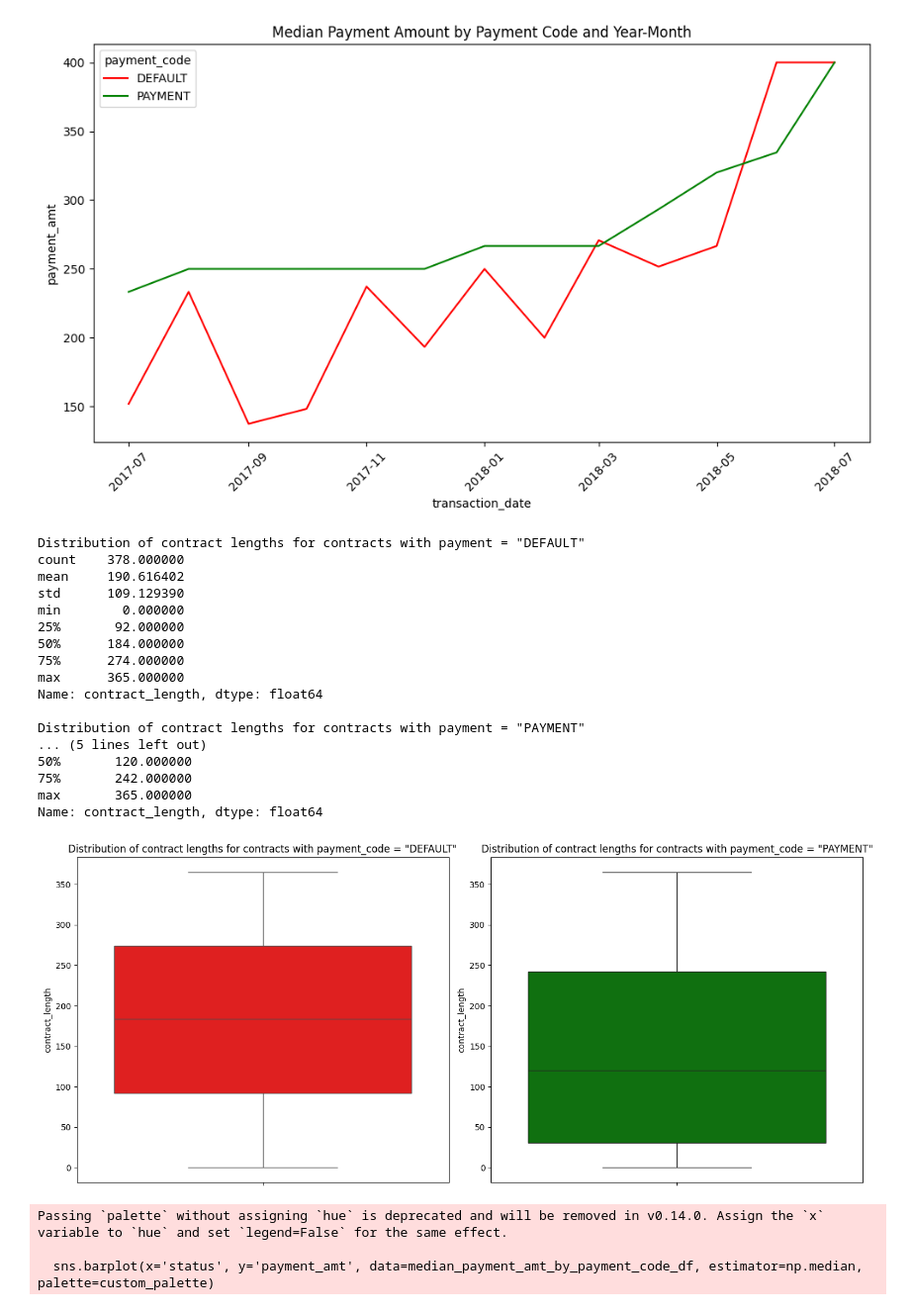
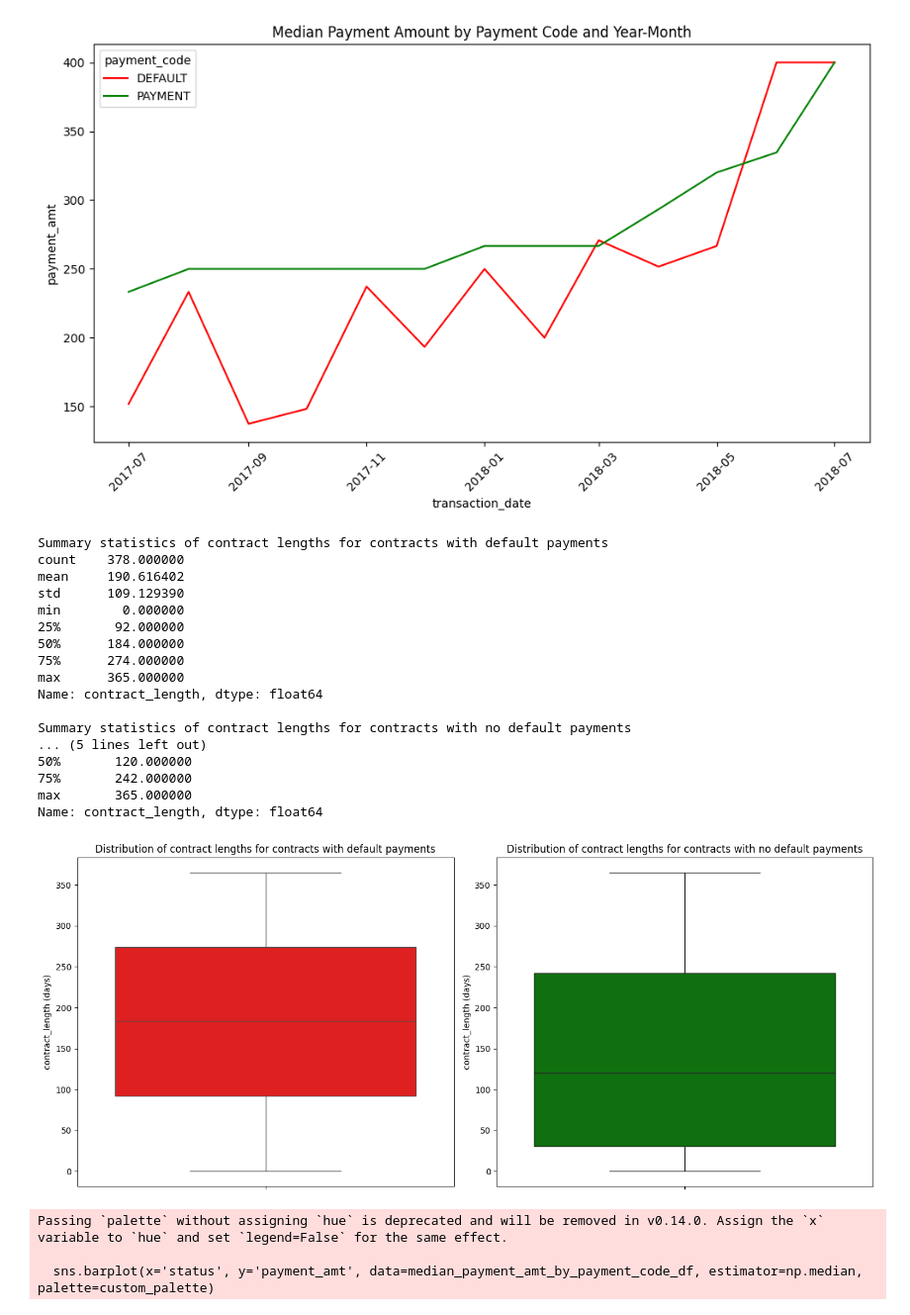
Before and after one commit to jacobpalinski/Payments-Case-Study, a Jupyter notebook: Jacob-Palinski-Case-Study-Python.ipynb, the cells around one changed output. Shown: that part at 99% size. Drawn from its saved outputs; the diff is of its cells as text; code cells hidden in the pictures.

```diff
--- a/Jacob-Palinski-Case-Study-Python.ipynb
+++ b/Jacob-Palinski-Case-Study-Python.ipynb
@@ -275,7 +276,7 @@ plt.show()
 # %% [output]
 [figure]
 # %%
-# Distribution of contract lengths for contracts with payment_code = 'DEFAULT' and payment_code = 'PAYMENT'
+# Summary Statistics of contract lengths for contracts with and without default payments
 default_contract_ids = merged_df[merged_df['payment_code'] == 'DEFAULT']['contract_id'].unique()
 default_contract_ids_df = merged_df[merged_df['contract_id'].isin(default_contract_ids)].reset_index()
 payment_contract_ids_df = merged_df[~merged_df['contract_id'].isin(default_contract_ids)].reset_index()
@@ -285,13 +286,13 @@ default_contract_ids_df['min'] = default_contract_ids_df['min'].astype('datetime
 default_contract_ids_df['max'] = default_contract_ids_df['max'].astype('datetime64[ns]')
 payment_contract_ids_df['min'] = payment_contract_ids_df['min'].astype('datetime64[ns]')
 payment_contract_ids_df['max'] = payment_contract_ids_df['max'].astype('datetime64[ns]')
-default_contract_ids_df['contract_length'] = (default_contract_ids_df['max'] - default_contract_ids_df['min'])  / pd.Timedelta(days=1)
-payment_contract_ids_df['contract_length'] = (payment_contract_ids_df['max'] - payment_contract_ids_df['min'])  / pd.Timedelta(days=1)
-print('Distribution of contract lengths for contracts with payment = "DEFAULT"', default_contract_ids_df['contract_length'].describe(), sep='\n')
+default_contract_ids_df['contract_length'] = (default_contract_ids_df['max'] - default_contract_ids_df['min']) / pd.Timedelta(days=1)
+payment_contract_ids_df['contract_length'] = (payment_contract_ids_df['max'] - payment_contract_ids_df['min']) / pd.Timedelta(days=1)
+print('Summary statistics of contract lengths for contracts with default payments', default_contract_ids_df['contract_length'].describe(), sep='\n')
 print(' ')
-print('Distribution of contract lengths for contracts with payment = "PAYMENT"', payment_contract_ids_df['contract_length'].describe(), sep='\n')
+print('Summary statistics of contract lengths for contracts with no default payments', payment_contract_ids_df['contract_length'].describe(), sep='\n')
 # %% [output]
-Distribution of contract lengths for contracts with payment = "DEFAULT"
+Summary statistics of contract lengths for contracts with default payments
 count    378.000000
 mean     190.616402
 std      109.129390
@@ -302,7 +303,7 @@ min        0.000000
 max      365.000000
 Name: contract_length, dtype: float64
 
-Distribution of contract lengths for contracts with payment = "PAYMENT"
+Summary statistics of contract lengths for contracts with no default payments
 ... (5 lines left out)
 50%       120.000000
 75%       242.000000
@@ -311,12 +312,14 @@ Name: contract_length, dtype: float64
 # %%
 # Box plots representing distributions of contract lengths
 fig,axes = plt.subplots(1,2, figsize=(14, 6))
 sns.boxplot(y='contract_length', data=default_contract_ids_df, color='red', ax=axes[0])
-axes[0].set_title('Distribution of contract lengths for contracts with payment_code = "DEFAULT"')
+axes[0].set_title('Distribution of contract lengths for contracts with default payments')
+axes[0].set_ylabel('contract_length (days)')
 sns.boxplot(y='contract_length', data=payment_contract_ids_df, color='green', ax=axes[1])
-axes[1].set_title('Distribution of contract lengths for contracts with payment_code = "PAYMENT"')
+axes[1].set_title('Distribution of contract lengths for contracts with no default payments')
+axes[1].set_ylabel('contract_length (days)')
 plt.tight_layout()
 plt.show()
 # %% [output]
-[figure, old version]
+[figure, new version]
 # %%
```
Also changed, not shown: parts of 10 cells of this notebook.
